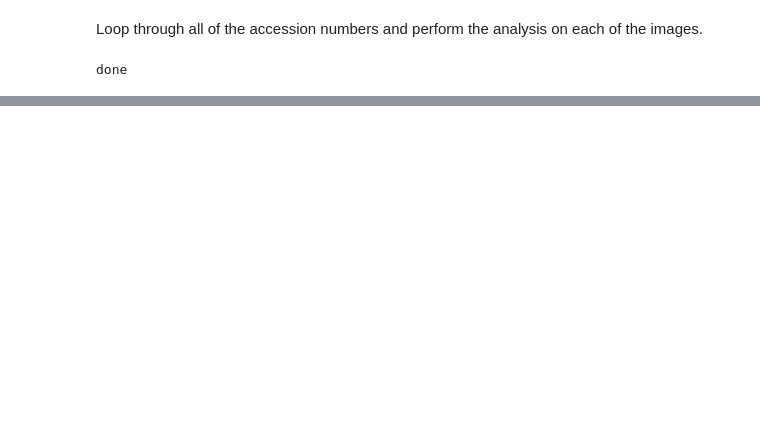
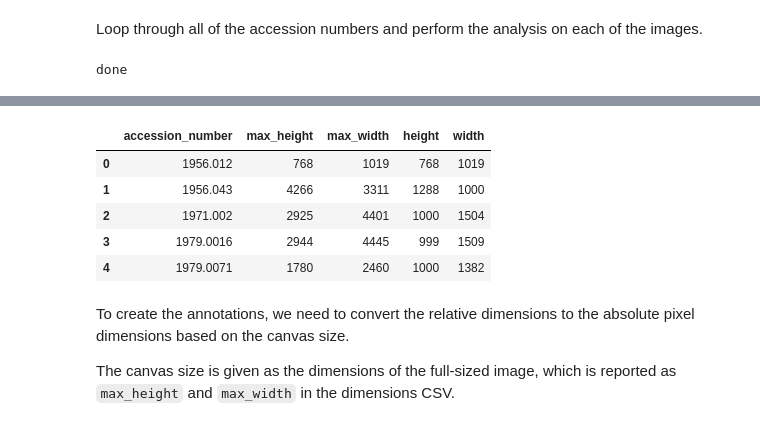
Before and after one commit to HeardLibrary/vandycite, a Jupyter notebook: gallery_buchanan/image_analysis/google_cloud_vision.ipynb, the cells around one changed output, grey strips where cells are left out. Cells and saved outputs as stored; diff of their text form; code cells hidden in the pictures; blank space fills up the shorter version.

```diff
--- a/gallery_buchanan/image_analysis/google_cloud_vision.ipynb
+++ b/gallery_buchanan/image_analysis/google_cloud_vision.ipynb
@@ -347,0 +387,10 @@ done
+# %%
+accession_dataframe = pd.read_csv(base_path + 'accession_dimensions.csv', dtype=str)
+accession_dataframe.head()
+# %% [output]
+|  | accession_number | max_height | max_width | height | width |
+| 0 | 1956.012 | 768 | 1019 | 768 | 1019 |
+| 1 | 1956.043 | 4266 | 3311 | 1288 | 1000 |
+| 2 | 1971.002 | 2925 | 4401 | 1000 | 1504 |
+| 3 | 1979.0016 | 2944 | 4445 | 999 | 1509 |
+| 4 | 1979.0071 | 1780 | 2460 | 1000 | 1382 |
@@ -347,0 +401,4 @@ done
+# %% [markdown]
+To create the annotations, we need to convert the relative dimensions to the absolute pixel dimensions based on the canvas size.
+
+The canvas size is given as the dimensions of the full-sized image, which is reported as `max_height` and `max_width` in the dimensions CSV.
```
Also changed, not shown: parts of 9 cells of this notebook.
